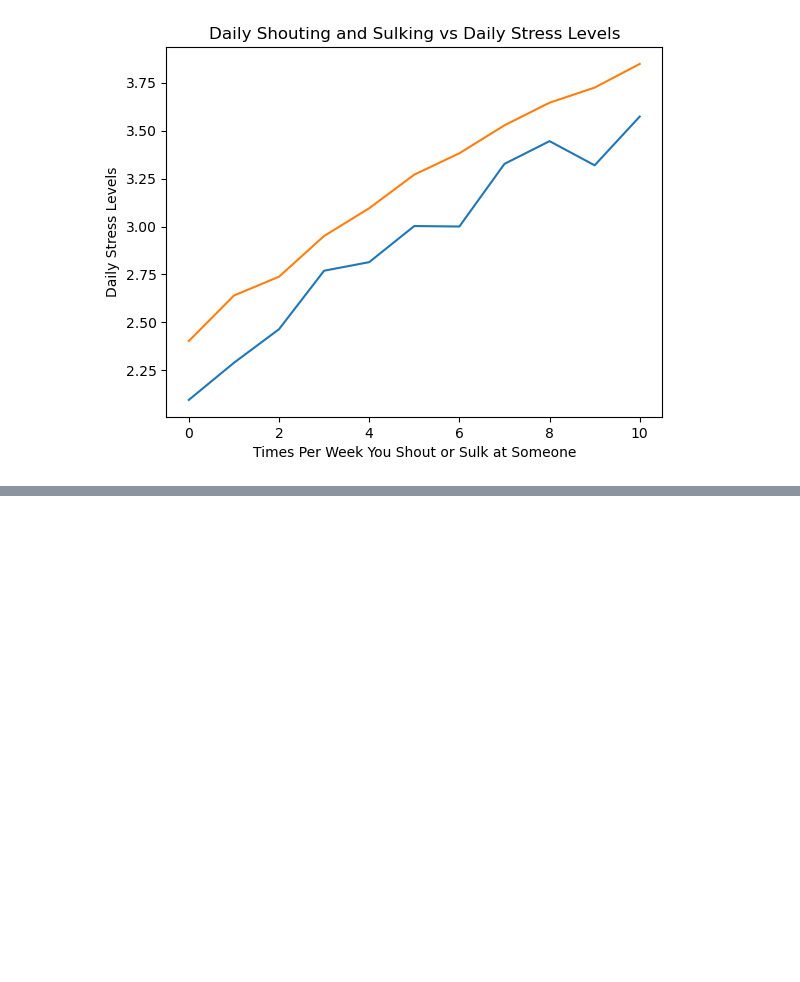
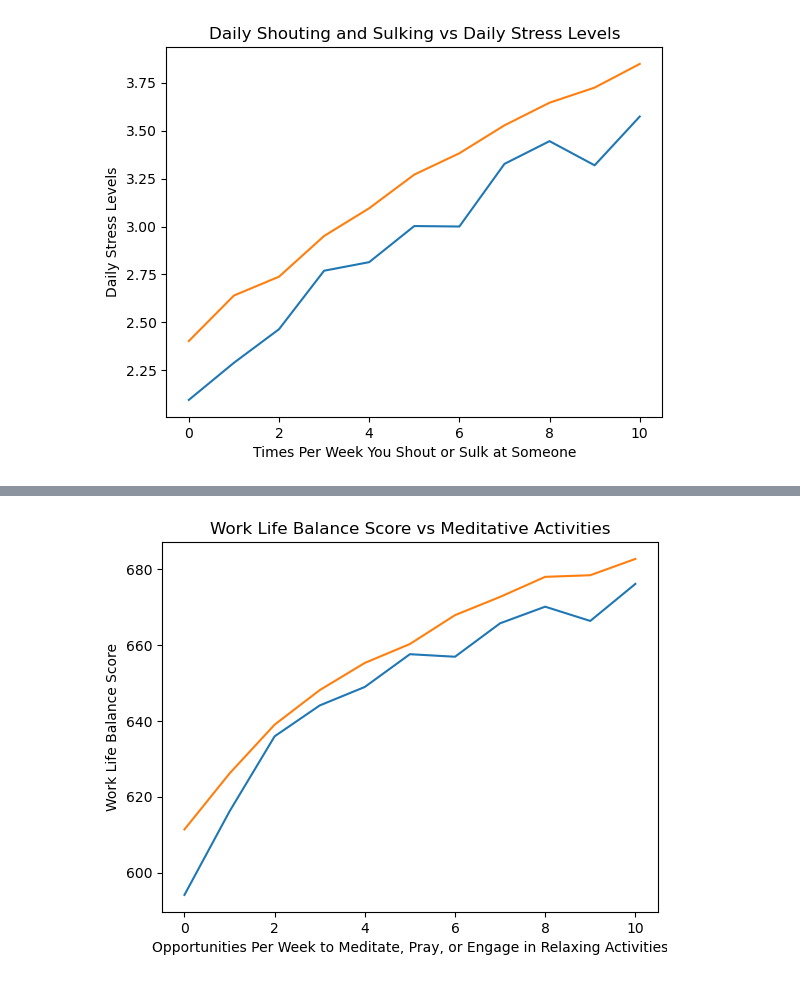
Before and after one commit to jenna-mk/Project_1, a Jupyter notebook: project_1_jenna.ipynb, the cells around one changed output, grey strips where cells are left out. Drawn from its saved outputs; the diff is of its cells as text; code cells hidden in the pictures; blank space fills up the shorter version.

```diff
--- a/project_1_jenna.ipynb
+++ b/project_1_jenna.ipynb
@@ -268,0 +294,15 @@ plt.show()
+# %%
+# Sort the weekly meditation by gender and create 2 new dataframes
+male_age_meditation = male_age_mental_health.groupby('Weekly Meditation')['Work Life Balance Score'].mean()
+female_age_meditation = female_age_mental_health.groupby('Weekly Meditation')['Work Life Balance Score'].mean()
+
+# Plot the line curves for males and females
+male_age_meditation.plot()
+female_age_meditation.plot()
+
+plt.xlabel('Opportunities Per Week to Meditate, Pray, or Engage in Relaxing Activities')
+plt.ylabel('Work Life Balance Score')
+plt.title('Work Life Balance Score vs Meditative Activities')
+plt.show()
+# %% [output]
+[figure, added]
```
Also changed, not shown: parts of 10 cells of this notebook.
